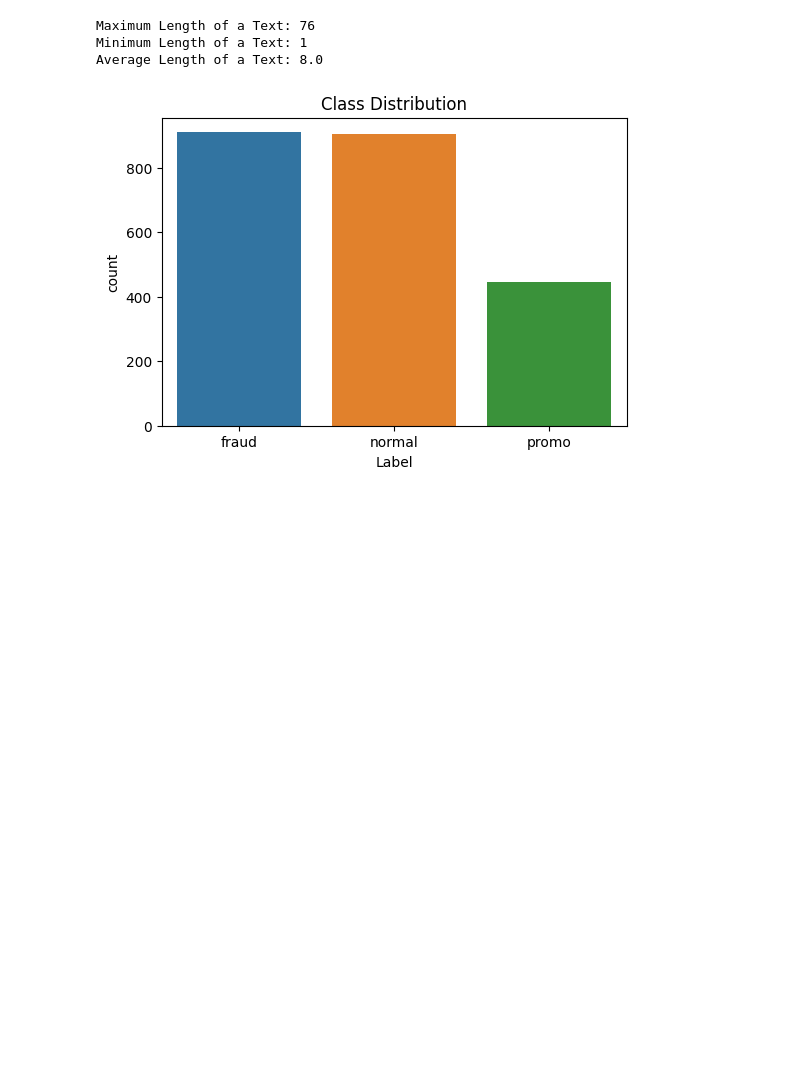
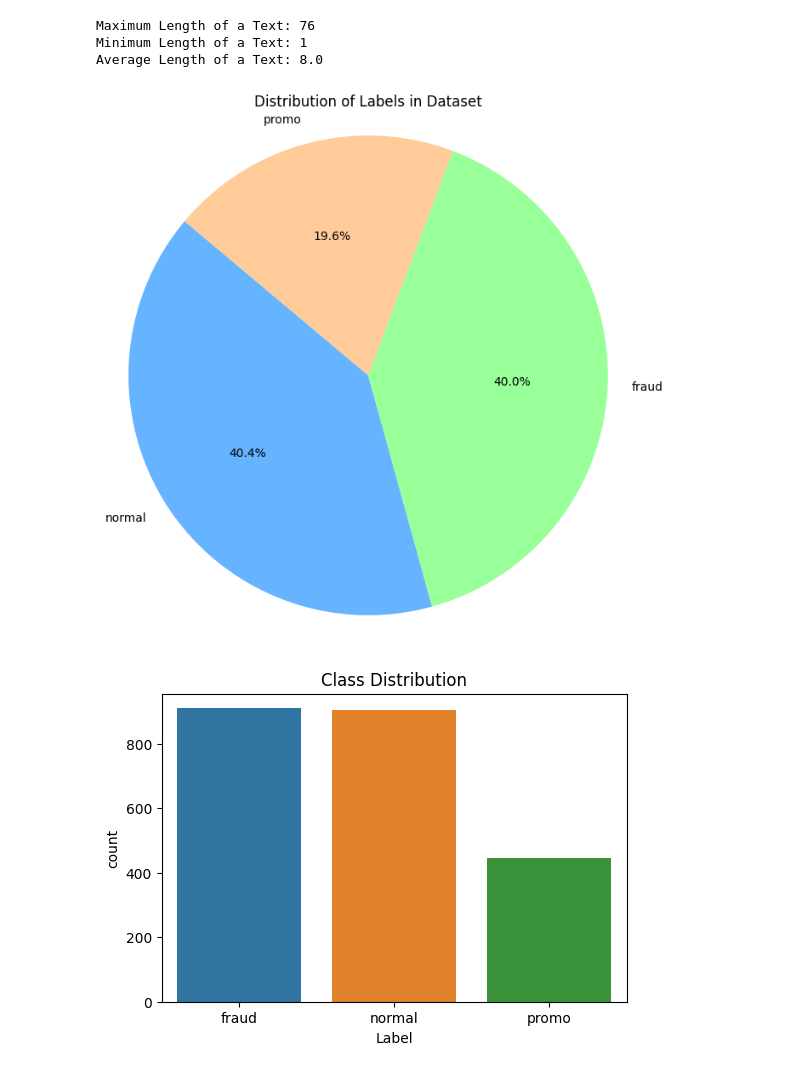
Before and after one commit to S4DIB/bengali-sms-fraud-detection-using-supervised-learning, a Jupyter notebook: Bengali Sms Fraud Detection.ipynb, the cells around one changed output. Cells and saved outputs as stored; diff of their text form; code cells hidden in the pictures; blank space fills up the shorter version.

```diff
--- a/Bengali Sms Fraud Detection.ipynb
+++ b/Bengali Sms Fraud Detection.ipynb
@@ -196,6 +197,15 @@ print(f"Average Length of a Text: {round(np.mean(dataset.TextLength),0)}")
 Maximum Length of a Text: 76
 Minimum Length of a Text: 1
 Average Length of a Text: 8.0
+# %%
+label_counts = data['Label'].value_counts()
+plt.figure(figsize=(8, 8))
+plt.pie(label_counts, labels=label_counts.index, autopct='%1.1f%%', startangle=140, colors=['#66b3ff','#99ff99','#ffcc99'])
+plt.title('Distribution of Labels in Dataset')
+plt.axis('equal')
+plt.show()
+# %% [output]
+[figure, added]
 # %%
 plt.figure(figsize=(6,4))
 sns.countplot(data=dataset, x='Label')
```
Also changed, not shown: parts of 6 cells of this notebook.
